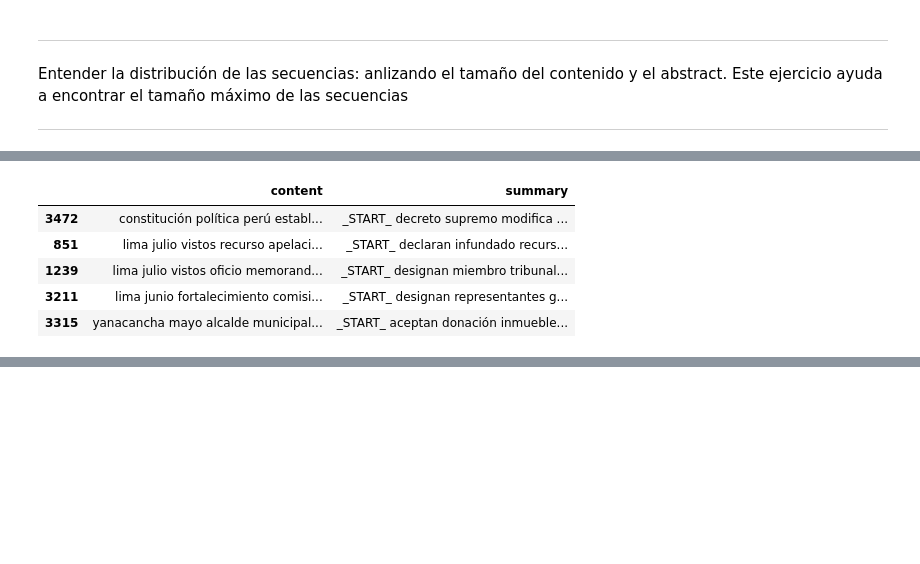
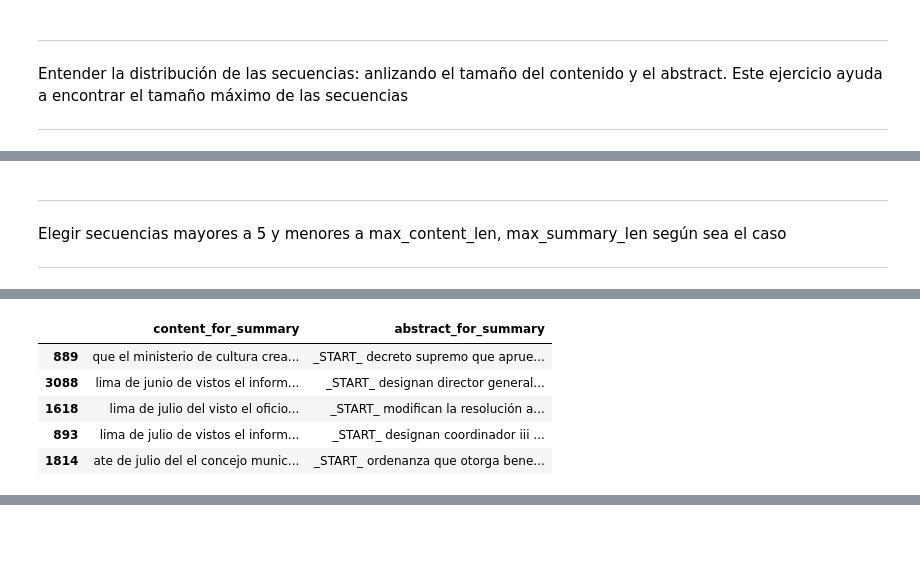
Before and after one commit to miltonpalacin/uni_09_nlp, a Jupyter notebook: 03.sumarizacion_sq2sq.ipynb, the cells around one changed output, grey strips where cells are left out. Cells and saved outputs as stored; diff of their text form; code cells hidden in the pictures; blank space fills up the shorter version.

```diff
--- a/03.sumarizacion_sq2sq.ipynb
+++ b/03.sumarizacion_sq2sq.ipynb
@@ -88,4 +65,0 @@ Filas con valores nulos: 36
-# %%
-# Eliminar registros que contienen valores nulos
-dataset_base.dropna(inplace=True)
-print("Dimensiones:", dataset_base.shape)
@@ -155,27 +120,27 @@ ___
 # %%
 %%time
 # El modelo realizará las siguientes secuencias: abstract/summary entre 1-max_summary_len tokens y para contenido/content entre 1 y max_content_len tokesn.
-max_content_len=5000
-max_summary_len=50
+max_len_content = 3000
+max_len_summary = 35
 
 print("="*50)
 
 # Verificar el porcentaje de palabras en el content entre 1 y max_content_len
-print("% content de palabras entre 1 y " + str(max_content_len) + ":",
+print("% content de palabras entre 1 y " + str(max_len_content) + ":",
 dataset_base[
     dataset_base.apply(lambda v:
-                       len(v.content_for_summary.split()) > 0 and
-                       len(v.content_for_summary.split()) <= max_content_len, axis=1)
-].shape[0]/len(dataset_base.content_for_summary)
+                       len(v.content_for_summary.split()) > 100 and
+                       len(v.content_for_summary.split()) <= 100 + max_len_content, axis=1)
+            ].shape[0]/len(dataset_base.content_for_summary)
 )
 
 # Verificar el porcentaje de palabras en el abstract entre 1 y max_summary_len
-print("% abstract de palabras entre 1 y " + str(max_summary_len) + ":",
+print("% abstract de palabras entre 1 y " + str(max_len_summary) + ":",
 dataset_base[
     dataset_base.apply(lambda v:
-                       len(v.abstract_for_summary.split()) > 0 and
-                       len(v.abstract_for_summary.split()) <= max_summary_len, axis=1)
-].shape[0]/len(dataset_base.abstract_for_summary)
+                       len(v.abstract_for_summary.split()) > 5 and
+                       len(v.abstract_for_summary.split()) <= 5 + max_len_summary, axis=1)
+            ].shape[0]/len(dataset_base.abstract_for_summary)
 )
 
 print("="*50)
@@ -189,14 +154,17 @@ Wall time: 442 ms
+# %% [markdown]
+___
+Elegir secuencias mayores a 5 y menores a max_content_len, max_summary_len según sea el caso
+___
 # %%
 %%time
 dataset_pre = \
 dataset_base[
     dataset_base.apply(lambda v:
-                       len(v.content_for_summary.split()) > 0 and
-                       len(v.content_for_summary.split()) <= max_content_len and
-                       len(v.abstract_for_decoder.split()) > 0 and
-                       len(v.abstract_for_decoder.split()) <= max_summary_len, axis=1)
-][["content_for_summary","abstract_for_decoder"]]
+                       len(v.content_for_summary.split()) > 5 and
+                       len(v.content_for_summary.split()) <= max_len_content and
+                       len(v.abstract_for_summary.split()) > 5 and
+                       len(v.abstract_for_summary.split()) <= max_len_summary, axis=1)
+][["content_for_summary","abstract_for_summary"]]
 
-dataset_pre.rename(columns={"content_for_summary":"content","abstract_for_decoder":"summary"}, inplace=True)
 dataset_pre.sample(5)
 # %% [output]
@@ -205,6 +173,6 @@ Wall time: 428 ms
-|  | content | summary |
-| 3472 | constitución política perú establ... | _START_ decreto supremo modifica ... |
-| 851 | lima julio vistos recurso apelaci... | _START_ declaran infundado recurs... |
-| 1239 | lima julio vistos oficio memorand... | _START_ designan miembro tribunal... |
-| 3211 | lima junio fortalecimiento comisi... | _START_ designan representantes g... |
-| 3315 | yanacancha mayo alcalde municipal... | _START_ aceptan donación inmueble... |
+|  | content_for_summary | abstract_for_summary |
+| 889 | que el ministerio de cultura crea... | _START_ decreto supremo que aprue... |
+| 3088 | lima de junio de vistos el inform... | _START_ designan director general... |
+| 1618 | lima de julio del visto el oficio... | _START_ modifican la resolución a... |
+| 893 | lima de julio de vistos el inform... | _START_ designan coordinador iii ... |
+| 1814 | ate de julio del el concejo munic... | _START_ ordenanza que otorga bene... |
```
Also changed, not shown: parts of 33 cells of this notebook, 3 other files.
